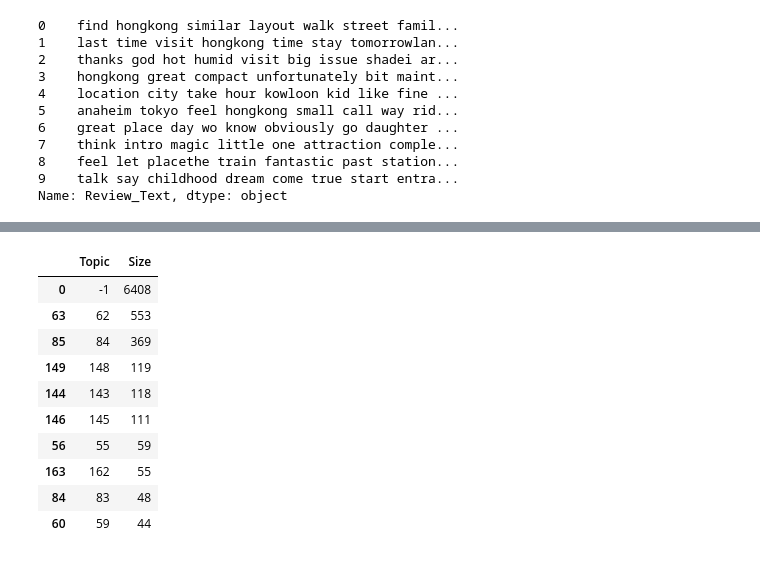
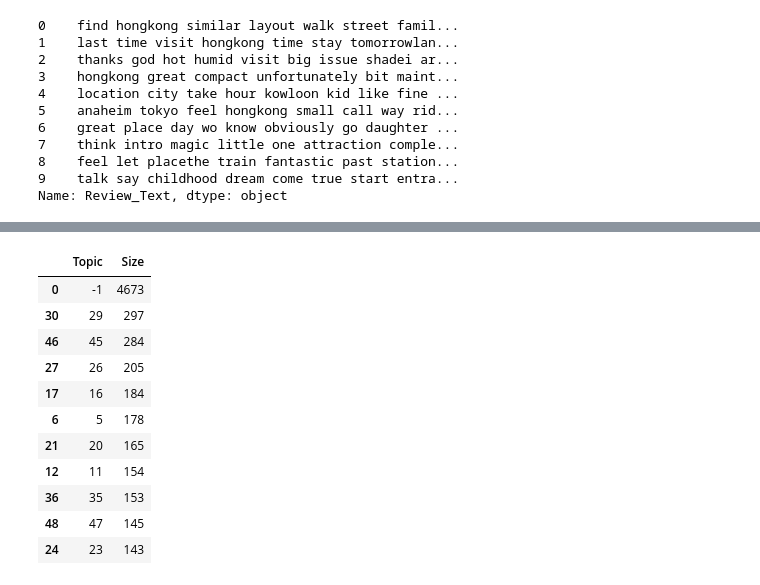
Before and after one commit to aimee0317/topic_modeling_Disney_reviews, a Jupyter notebook: src/NLP_Model.ipynb, the cells around one changed output, grey strips where cells are left out. Cells and saved outputs as stored; diff of their text form; code cells hidden in the pictures.

```diff
--- a/src/NLP_Model.ipynb
+++ b/src/NLP_Model.ipynb
@@ -240,6 +289,6 @@ Name: Review_Text, dtype: object
 # %%
-model = SentenceTransformer('distilbert-base-nli-mean-tokens')
-embeddings = model.encode(reviews_clean[0:10000], show_progress_bar=True)
+model = SentenceTransformer('sentence-transformers/all-distilroberta-v1')
+embeddings = model.encode(reviews_clean[0:10000])
 # %%
 embeddings
 # %% [output]
@@ -259,4 +311,4 @@ array([[-0.6975749 , -0.13643305,  0.9038483 , ...,  0.85246605,
 # %%
-umap_embeddings = umap.UMAP(n_neighbors=20,
+umap_embeddings = umap.UMAP(n_neighbors=5,
                             n_components=5,
-                            metric='cosine').fit_transform(embeddings)
+                            metric='euclidean').fit_transform(embeddings)
@@ -276,4 +343,5 @@ array([[14.101172 , -3.5529213, 14.785128 ,  3.4090052, 12.00718  ],
 # %%
-cluster = hdbscan.HDBSCAN(min_cluster_size=5,
-                           metric='euclidean',
-                           cluster_selection_method='eom').fit(umap_embeddings)
+cluster = hdbscan.HDBSCAN(min_cluster_size=50,
+                          metric='euclidean',
+                          min_samples=1,
+                          cluster_selection_method='leaf').fit(umap_embeddings)
@@ -363,16 +419,17 @@ def extract_topic_sizes(df):
     return topic_sizes
 # %%
 top_n_words = extract_top_n_words_per_topic(tf_idf, count, docs_per_topic, n=20)
-topic_sizes = extract_topic_sizes(doc); topic_sizes.head(10)
+topic_sizes = extract_topic_sizes(doc); topic_sizes.head(11)
 # %% [output]
 |  | Topic | Size |
-| 0 | -1 | 6408 |
-| 63 | 62 | 553 |
-| 85 | 84 | 369 |
-| 149 | 148 | 119 |
-| 144 | 143 | 118 |
-| 146 | 145 | 111 |
-| 56 | 55 | 59 |
-| 163 | 162 | 55 |
-| 84 | 83 | 48 |
-| 60 | 59 | 44 |
+| 0 | -1 | 4673 |
+| 30 | 29 | 297 |
+| 46 | 45 | 284 |
+| 27 | 26 | 205 |
+| 17 | 16 | 184 |
+| 6 | 5 | 178 |
+| 21 | 20 | 165 |
+| 12 | 11 | 154 |
+| 36 | 35 | 153 |
+| 48 | 47 | 145 |
+| 24 | 23 | 143 |
```
Also changed, not shown: parts of 46 cells of this notebook, 1 other file.
